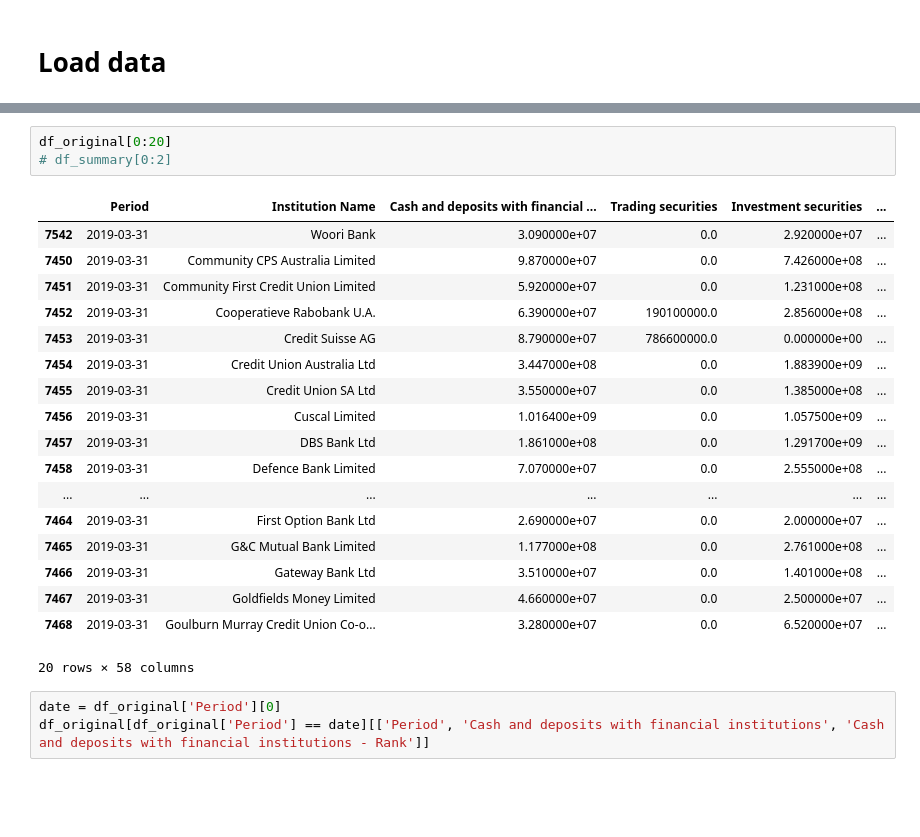
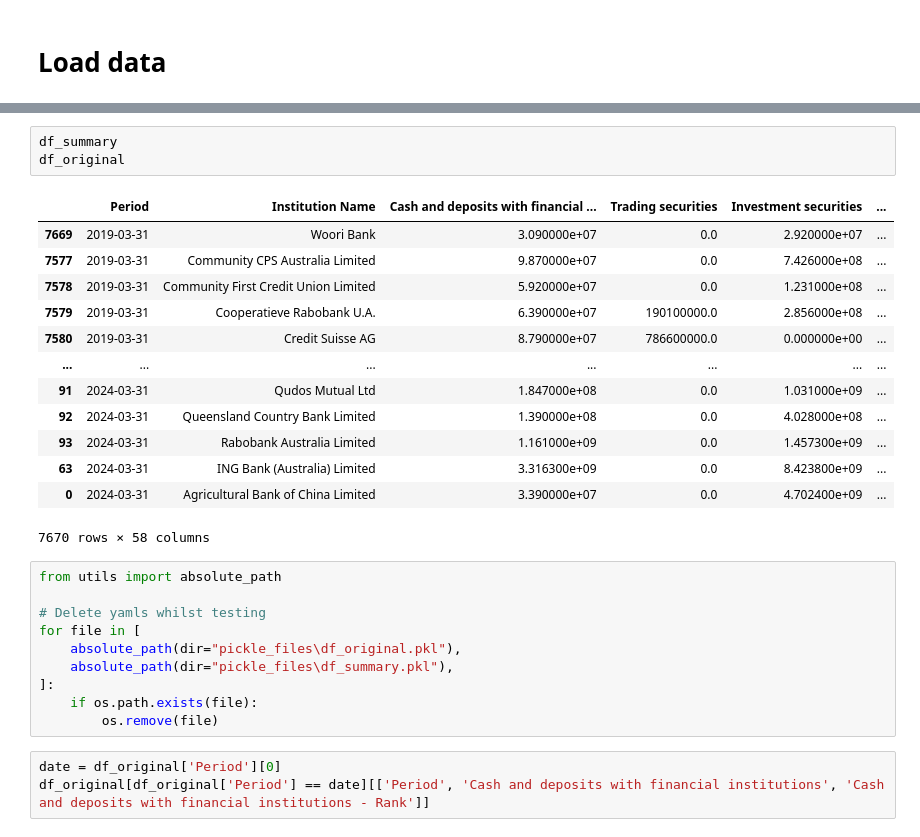
Before and after one commit to tyefraser/apra_monthly_adi_statistics, a Jupyter notebook: streamlit_app.ipynb, the cells around one changed output, grey strips where cells are left out. Saved outputs shown, nothing was run; the diff lists cells and outputs as text; blank space fills up the shorter version.

```diff
--- a/streamlit_app.ipynb
+++ b/streamlit_app.ipynb
@@ -94,25 +89,30 @@ if os.path.exists(file):
-# %%
-df_original[0:20]
-# df_summary[0:2]
-# %% [output]
-|  | Period | Institution Name | Cash and deposits with financial ... | Trading securities | Investment securities | ... |
-| 7542 | 2019-03-31 | Woori Bank | 3.090000e+07 | 0.0 | 2.920000e+07 | ... |
-| 7450 | 2019-03-31 | Community CPS Australia Limited | 9.870000e+07 | 0.0 | 7.426000e+08 | ... |
-| 7451 | 2019-03-31 | Community First Credit Union Limited | 5.920000e+07 | 0.0 | 1.231000e+08 | ... |
-| 7452 | 2019-03-31 | Cooperatieve Rabobank U.A. | 6.390000e+07 | 190100000.0 | 2.856000e+08 | ... |
-| 7453 | 2019-03-31 | Credit Suisse AG | 8.790000e+07 | 786600000.0 | 0.000000e+00 | ... |
-| 7454 | 2019-03-31 | Credit Union Australia Ltd | 3.447000e+08 | 0.0 | 1.883900e+09 | ... |
-| 7455 | 2019-03-31 | Credit Union SA Ltd | 3.550000e+07 | 0.0 | 1.385000e+08 | ... |
-| 7456 | 2019-03-31 | Cuscal Limited | 1.016400e+09 | 0.0 | 1.057500e+09 | ... |
-| 7457 | 2019-03-31 | DBS Bank Ltd | 1.861000e+08 | 0.0 | 1.291700e+09 | ... |
-| 7458 | 2019-03-31 | Defence Bank Limited | 7.070000e+07 | 0.0 | 2.555000e+08 | ... |
-| ... | ... | ... | ... | ... | ... | ... |
-| 7464 | 2019-03-31 | First Option Bank Ltd | 2.690000e+07 | 0.0 | 2.000000e+07 | ... |
-| 7465 | 2019-03-31 | G&C Mutual Bank Limited | 1.177000e+08 | 0.0 | 2.761000e+08 | ... |
-| 7466 | 2019-03-31 | Gateway Bank Ltd | 3.510000e+07 | 0.0 | 1.401000e+08 | ... |
-| 7467 | 2019-03-31 | Goldfields Money Limited | 4.660000e+07 | 0.0 | 2.500000e+07 | ... |
-| 7468 | 2019-03-31 | Goulburn Murray Credit Union Co-o... | 3.280000e+07 | 0.0 | 6.520000e+07 | ... |
-20 rows × 58 columns
+# %%
+df_summary
+df_original
+# %% [output]
+|  | Period | Institution Name | Cash and deposits with financial ... | Trading securities | Investment securities | ... |
+| 7669 | 2019-03-31 | Woori Bank | 3.090000e+07 | 0.0 | 2.920000e+07 | ... |
+| 7577 | 2019-03-31 | Community CPS Australia Limited | 9.870000e+07 | 0.0 | 7.426000e+08 | ... |
+| 7578 | 2019-03-31 | Community First Credit Union Limited | 5.920000e+07 | 0.0 | 1.231000e+08 | ... |
+| 7579 | 2019-03-31 | Cooperatieve Rabobank U.A. | 6.390000e+07 | 190100000.0 | 2.856000e+08 | ... |
+| 7580 | 2019-03-31 | Credit Suisse AG | 8.790000e+07 | 786600000.0 | 0.000000e+00 | ... |
+| ... | ... | ... | ... | ... | ... | ... |
+| 91 | 2024-03-31 | Qudos Mutual Ltd | 1.847000e+08 | 0.0 | 1.031000e+09 | ... |
+| 92 | 2024-03-31 | Queensland Country Bank Limited | 1.390000e+08 | 0.0 | 4.028000e+08 | ... |
+| 93 | 2024-03-31 | Rabobank Australia Limited | 1.161000e+09 | 0.0 | 1.457300e+09 | ... |
+| 63 | 2024-03-31 | ING Bank (Australia) Limited | 3.316300e+09 | 0.0 | 8.423800e+09 | ... |
+| 0 | 2024-03-31 | Agricultural Bank of China Limited | 3.390000e+07 | 0.0 | 4.702400e+09 | ... |
+7670 rows × 58 columns
+# %%
+from utils import absolute_path
+
+# Delete yamls whilst testing
+for file in [
+    absolute_path(dir="pickle_files\df_original.pkl"),
+    absolute_path(dir="pickle_files\df_summary.pkl"),
+]:
+    if os.path.exists(file):
+        os.remove(file)
 # %%
 date = df_original['Period'][0]
 df_original[df_original['Period'] == date][['Period', 'Cash and deposits with financial institutions', 'Cash and deposits with financial institutions - Rank']]
```
Also changed, not shown: parts of 28 cells of this notebook, 12 other files.
